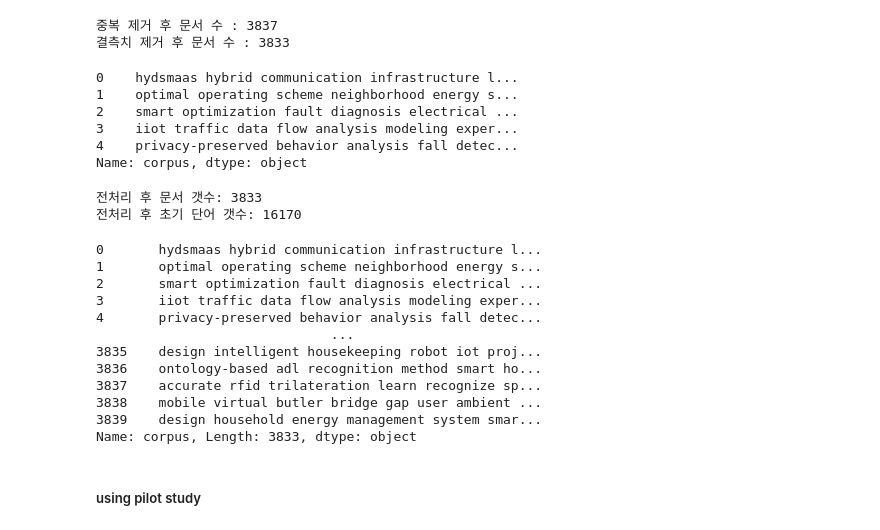
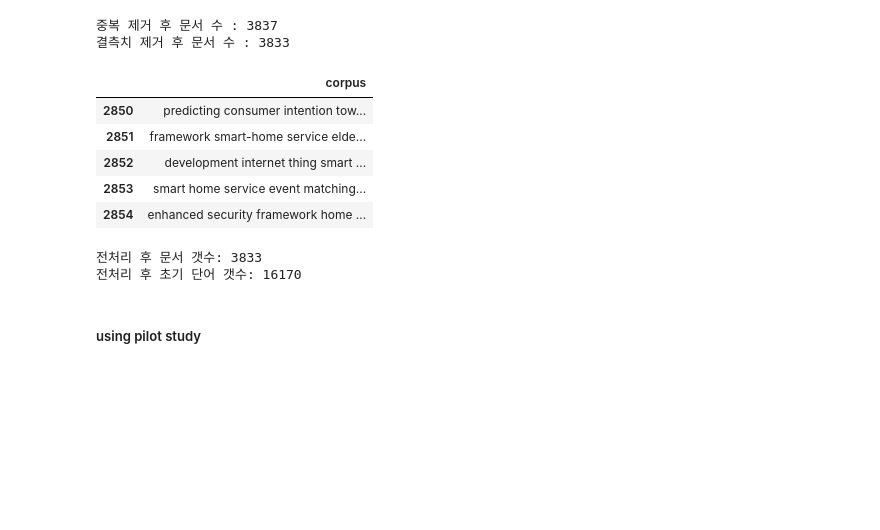
Before and after one commit to Geunhyeong-Han/shs-literature-text-mining, a Jupyter notebook: main.ipynb, the cells around one changed output. Saved outputs shown, nothing was run; the diff lists cells and outputs as text; code cells hidden in the pictures; blank space fills up the shorter version.

```diff
--- a/main.ipynb
+++ b/main.ipynb
@@ -169,15 +198,17 @@ def preprocess_text(text):
 preprocessd_df = trans_df.copy()
 preprocessd_df['corpus'], preprocessd_df['lemma_pairs'] = zip(*preprocessd_df['text'].apply(preprocess_text))
 preprocessd_df.drop(columns=['text'], inplace=True)
-# %%
-preprocessd_df['corpus'].head()
-# %% [output]
-0    hydsmaas hybrid communication infrastructure l...
-1    optimal operating scheme neighborhood energy s...
-2    smart optimization fault diagnosis electrical ...
-3    iiot traffic data flow analysis modeling exper...
-4    privacy-preserved behavior analysis fall detec...
-Name: corpus, dtype: object
+# %%
+visual_df = preprocessd_df.loc[:, ['corpus']]
+visual_df = visual_df.iloc[2847:2900]
+visual_df.head()
+# %% [output]
+|  | corpus |
+| 2850 | predicting consumer intention tow... |
+| 2851 | framework smart-home service elde... |
+| 2852 | development internet thing smart ... |
+| 2853 | smart home service event matching... |
+| 2854 | enhanced security framework home ... |
 # %%
 df = preprocessd_df.loc[:, ['corpus', 'Article Title']]
 
@@ -190,21 +221,6 @@ print("전처리 후 초기 단어 갯수:",tfidf_matrix.shape[1])
 # %% [output]
 전처리 후 문서 갯수: 3833
 전처리 후 초기 단어 갯수: 16170
-# %%
-df['corpus']
-# %% [output]
-0       hydsmaas hybrid communication infrastructure l...
-1       optimal operating scheme neighborhood energy s...
-2       smart optimization fault diagnosis electrical ...
-3       iiot traffic data flow analysis modeling exper...
-4       privacy-preserved behavior analysis fall detec...
-                              ...
-3835    design intelligent housekeeping robot iot proj...
-3836    ontology-based adl recognition method smart ho...
-3837    accurate rfid trilateration learn recognize sp...
-3838    mobile virtual butler bridge gap user ambient ...
-3839    design household energy management system smar...
-Name: corpus, Length: 3833, dtype: object
 # %% [markdown]
 ##### using pilot study
 # %%
```
Also changed, not shown: parts of 13 cells of this notebook.
